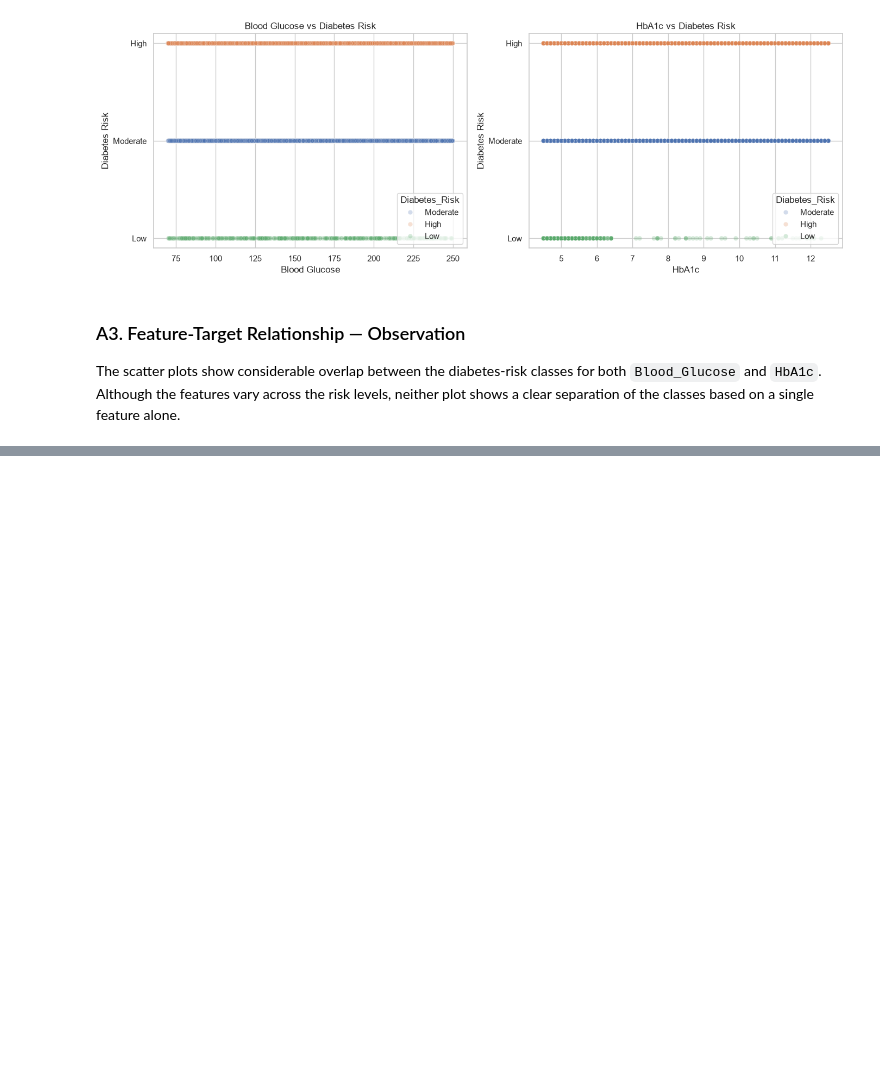
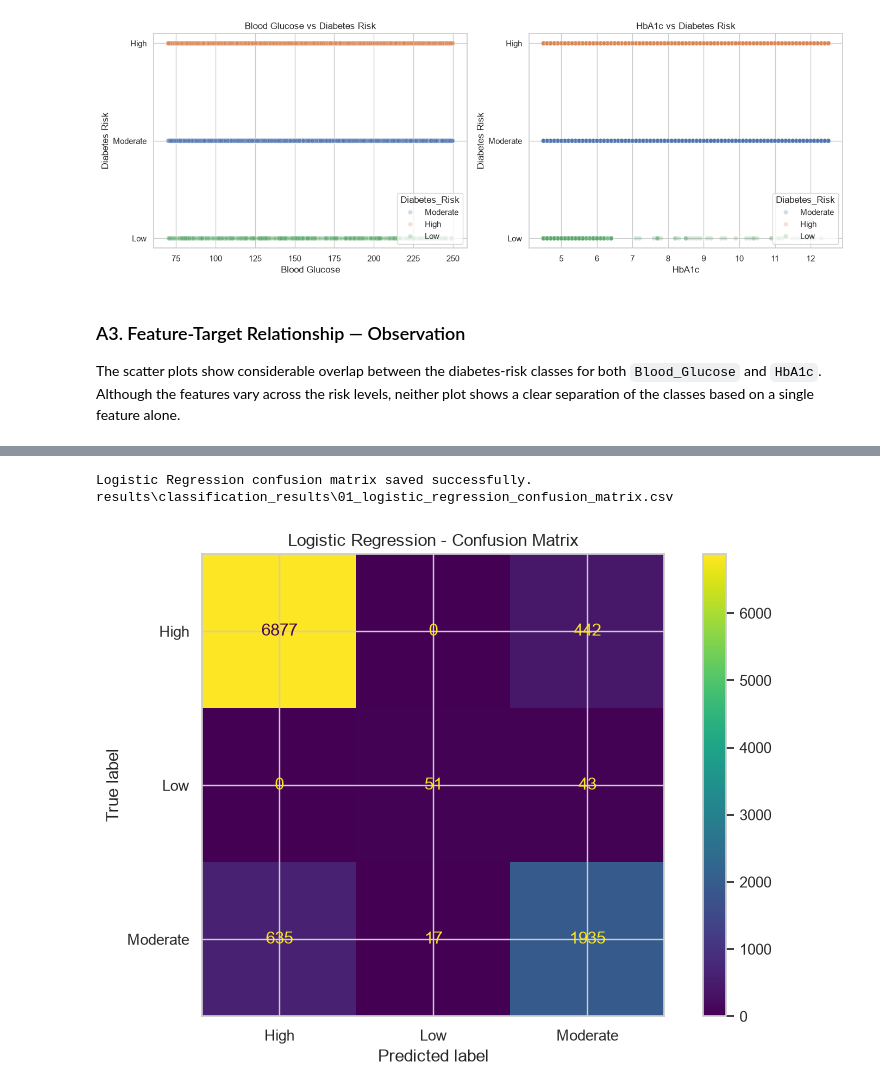
Before and after one commit to MohithKumar128/ML-301, a Jupyter notebook: notebooks/classification.ipynb, the cells around one changed output, grey strips where cells are left out. Drawn from its saved outputs; the diff is of its cells as text; code cells hidden in the pictures; blank space fills up the shorter version.

Commit message:
Add Logistic Regression classification model

```diff
--- a/notebooks/classification.ipynb
+++ b/notebooks/classification.ipynb
@@ -572,0 +637,14 @@ The dataset was successfully divided into training and testing sets using strati
+# %%
+from sklearn.linear_model import LogisticRegression
+
+# Create and train the Logistic Regression model
+
+logistic_model = LogisticRegression(
+    max_iter=1000,
+    random_state=GLOBAL_SEED
+)
+
+logistic_model.fit(
+    X_train_processed,
+    y_train
+)
@@ -572,0 +738,44 @@ The dataset was successfully divided into training and testing sets using strati
+# %%
+from sklearn.metrics import confusion_matrix, ConfusionMatrixDisplay
+import matplotlib.pyplot as plt
+
+# Create confusion matrix
+cm_logistic = confusion_matrix(
+    y_test,
+    y_pred_logistic
+)
+
+# Convert confusion matrix to DataFrame
+cm_logistic_df = pd.DataFrame(
+    cm_logistic,
+    index=logistic_model.classes_,
+    columns=logistic_model.classes_
+)
+
+cm_logistic_df.index.name = "Actual"
+cm_logistic_df.columns.name = "Predicted"
+
+# Save confusion matrix to CSV
+cm_logistic_df.to_csv(
+    results_dir / "01_logistic_regression_confusion_matrix.csv"
+)
+
+print("Logistic Regression confusion matrix saved successfully.")
+print(
+    results_dir / "01_logistic_regression_confusion_matrix.csv"
+)
+
+# Display confusion matrix
+disp = ConfusionMatrixDisplay(
+    confusion_matrix=cm_logistic,
+    display_labels=logistic_model.classes_
+)
+
+disp.plot()
+
+plt.title("Logistic Regression - Confusion Matrix")
+plt.show()
+# %% [output]
+Logistic Regression confusion matrix saved successfully.
+results\classification_results\01_logistic_regression_confusion_matrix.csv
+[figure, added]
```
Also changed, not shown: parts of 31 cells of this notebook.
